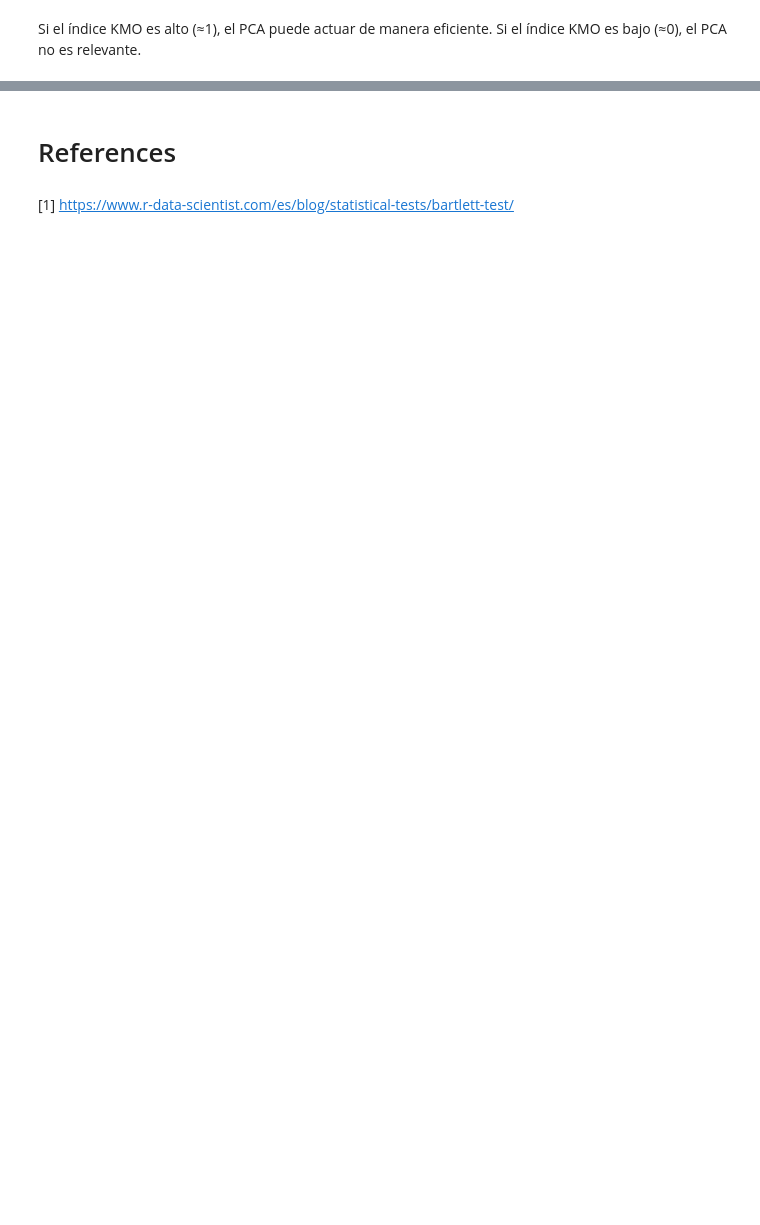
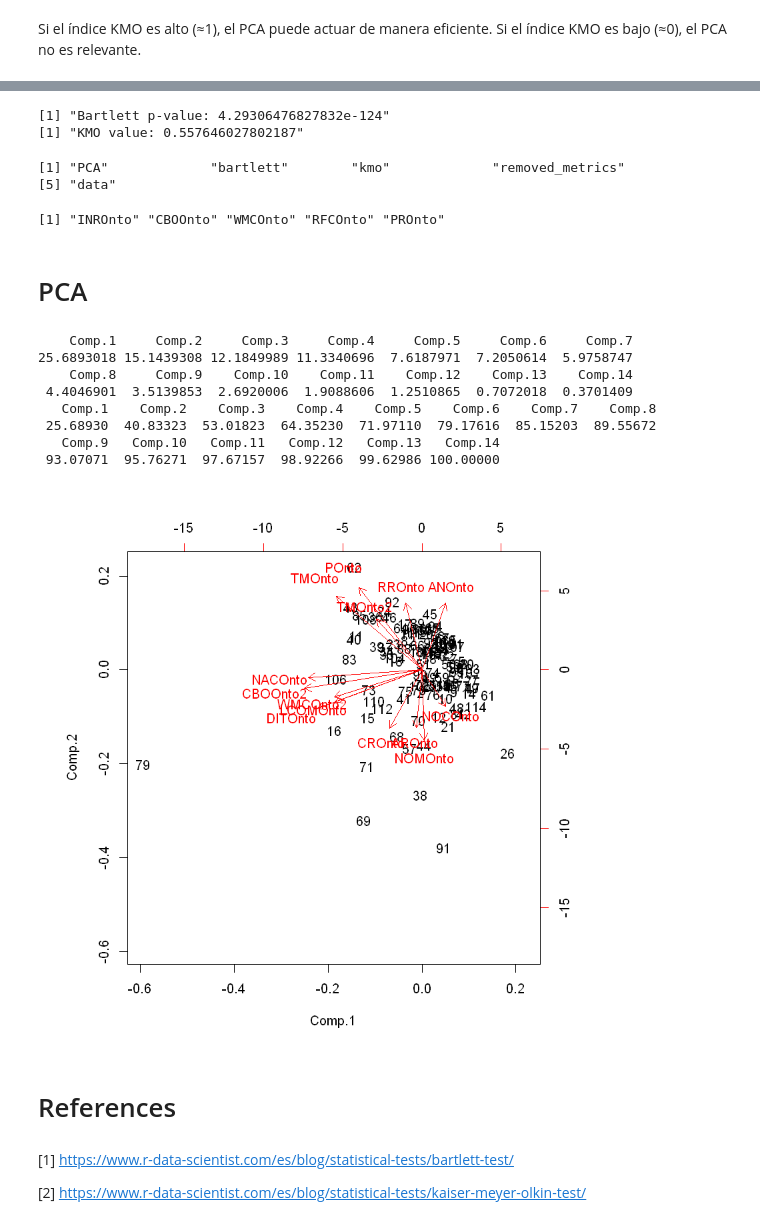
Before and after one commit to neobernad/evaluomeR, a Jupyter notebook: notebooks/local/evaluomeR-PCA.ipynb, the cells around one changed output, grey strips where cells are left out. Saved outputs shown, nothing was run; the diff lists cells and outputs as text; code cells hidden in the pictures; blank space fills up the shorter version.

```diff
--- a/notebooks/local/evaluomeR-PCA.ipynb
+++ b/notebooks/local/evaluomeR-PCA.ipynb
@@ -174,5 +150,74 @@ KMOS(data)
+# %%
+# Assuming first column is the 'description' one
+# Try catch: Try KMO, if won't work find correlations, cut them off, and retry
+correlation_tests <- function(input_data, cutoff=0.9) {
+
+    data = input_df[-1] # Removing 'description' column
+    R = cor(data) # Correlations
+    cor_metrics = findCorrelation(R, cutoff = cutoff, verbose = FALSE, names=TRUE)
+    # Removes highly correlated metrics from R
+    R = R[, !colnames(R) %in% cor_metrics]
+    R = R[!rownames(R) %in% cor_metrics, ]
+
+    r_bartlett = psych::cortest.bartlett(R, n = nrow(data))
+    print(paste0("Bartlett p-value: ", r_bartlett$p.value))
+
+    r_kmo = psych::KMO(R)
+    print(paste0("KMO value: ", r_kmo$MSA))
+
+    cleaned_df = input_df[, !colnames(input_df) %in% cor_metrics]
+
+    result = NULL
+    result$pca = (r_bartlett$p.value <= 0.05) && (r_kmo$MSA < 0.7)
+    result$bartlett = r_bartlett$p.value
+    result$kmo = r_kmo$MSA
+    result$removed_metrics = cor_metrics
+    result$data = cleaned_df
+    return(result)
+}
+# %%
+#input_df = read.csv(paste0(getwd(), "/","../../usecases/usecase2/data/agro.csv"), header=TRUE, stringsAsFactors=FALSE)
+input_df = read.csv(paste0(getwd(), "/","../../usecases/usecase2/data/obo-119.csv"), header=TRUE, stringsAsFactors=FALSE)
+#input_df = as.data.frame(assay(rnaMetrics))
+
+result = correlation_tests(input_df)
+names(result)
+# %% [output]
+[1] "Bartlett p-value: 4.29306476827832e-124"
+[1] "KMO value: 0.557646027802187"
+[1] "PCA"             "bartlett"        "kmo"             "removed_metrics"
+[5] "data"
+# %%
+result$removed_metrics
+# %% [output]
+[1] "INROnto" "CBOOnto" "WMCOnto" "RFCOnto" "PROnto"
+# %% [markdown]
+# PCA
+# %%
+# PCA ahora
+data.pca = princomp(result$data[-1], cor = TRUE)
+# Calcular la proporción acumulada de la varianza explicada de los factores
+parte.pca <- data.pca$sdev^2/sum(data.pca$sdev^2)*100
+# %%
+# Representación gráfica del PCA
+print(parte.pca)
+print(cumsum(parte.pca))
+biplot(data.pca)
+# %% [output]
+    Comp.1     Comp.2     Comp.3     Comp.4     Comp.5     Comp.6     Comp.7
+25.6893018 15.1439308 12.1849989 11.3340696  7.6187971  7.2050614  5.9758747
+    Comp.8     Comp.9    Comp.10    Comp.11    Comp.12    Comp.13    Comp.14
+ 4.4046901  3.5139853  2.6920006  1.9088606  1.2510865  0.7072018  0.3701409
+   Comp.1    Comp.2    Comp.3    Comp.4    Comp.5    Comp.6    Comp.7    Comp.8
+ 25.68930  40.83323  53.01823  64.35230  71.97110  79.17616  85.15203  89.55672
+   Comp.9   Comp.10   Comp.11   Comp.12   Comp.13   Comp.14
+ 93.07071  95.76271  97.67157  98.92266  99.62986 100.00000
+[figure, added]
 # %% [markdown]
 # References <a class="anchor" id="references"></a>
 # %% [markdown]
 <a id="1">[1]</a>
 https://www.r-data-scientist.com/es/blog/statistical-tests/bartlett-test/
+
+<a id="2">[2]</a>
+https://www.r-data-scientist.com/es/blog/statistical-tests/kaiser-meyer-olkin-test/
```
Also changed, not shown: parts of 18 cells of this notebook, 1 other file.
